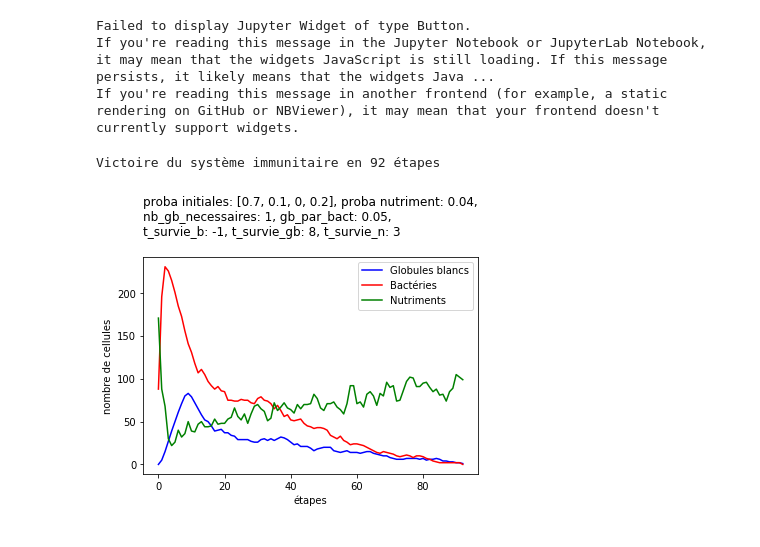
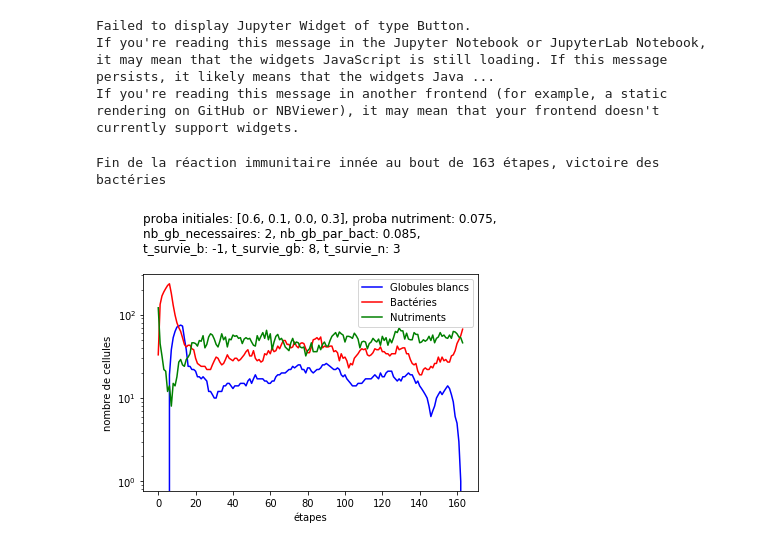
Before and after one commit to are00dynamic-2018/PROPAGATION_BACTERIENNE, a Jupyter notebook: Bactéries.ipynb, the cells around one changed output. Drawn from its saved outputs; the diff is of its cells as text; code cells hidden in the pictures.

```diff
--- a/Bactéries.ipynb
+++ b/Bactéries.ipynb
@@ -113,8 +112,8 @@ def voisinage(M, x, y):
                             v[M[j][i]] += 1
     return v
 # %%
-def next_step_matrice(M, temps):
-    """int[][] -> int [][]
+def next_step_matrice(M, temps, nb_tour):
+    """int[][]^2 -> int [][]
     Renvoie la matrice à l'étape suivante."""
 
     nv_M = list(M)
@@ -125,9 +124,11 @@ def next_step_matrice(M, temps):
         for x in range(len(M[y])):
             nv_M[y][x] = next_step_cellule(x, y, M, temps)
 
-    nb_gb = nb_gb_min + int(nb_gb_par_bact * compte[1])
+    #nb_gb = nb_gb_min + int(nb_gb_par_bact * compte[1])
+    nb_gb = max(nb_gb_min, int(nb_gb_par_bact * compte[1]))
 
-    reaction_gb(nv_M, nb_gb)
+    if(duree_delai <= nb_tour and nb_tour < duree_reaction_immunitaire):
+        reaction_gb(nv_M, nb_gb)
 
     return nv_M
 # %%
@@ -259,7 +260,7 @@ def compteur(mat):
             compte[j] += 1
     return compte
 # %%
-def simulate_compte(l, h, steps):
+def simulate_compte(l, h):
     """int * bool -> (int, int, int)
     Renvoie le nombre de GB et bactéries apres steps étapes."""
 
@@ -271,37 +272,45 @@ def simulate_compte(l, h, steps):
     resultsB = []
     resultsN = []
 
-    for i in range(steps):
+    i = 0
+
+    while(i < 1000):
         compte = compteur(mat)
         resultsG.append(compte[2])
         resultsB.append(compte[1])
         resultsN.append(compte[3])
-        mat = next_step_matrice(mat, temps)
+        mat = next_step_matrice(mat, temps, i)
 
         if(compte[1] == 0):
-            print("Victoire du système immunitaire en " + str(i) + " étapes")
+            print("Victoire du système immunitaire en {} étapes".format(i))
+            break
+        if(compte[2] == 0 and i >= duree_reaction_immunitaire):
+            print("Fin de la réaction immunitaire innée au bout de {} étapes, victoire des bactéries".format(i))
             break
 
+        i += 1
 
     return resultsG, resultsB, resultsN
 # %%
-resultsG, resultsB, resultsN = simulate_compte(30,30,200)
+resultsG, resultsB, resultsN = simulate_compte(20,20)
 
 x = list(range(len(resultsG)))
 
 plt.plot(x, resultsG, c = 'blue', label = "Globules blancs")
 plt.plot(x, resultsB, c = 'red', label = "Bactéries")
 plt.plot(x, resultsN, c = 'green', label = "Nutriments")
 
+plt.semilogy()
+
 plt.ylabel("nombre de cellules")
 plt.xlabel("étapes")
 
 plt.legend(loc = "best")
 
-plt.title("proba initiales: {}, proba nutriment: {},\nnb_gb_necessaires: {}, gb_par_bact: {},\nt_survie_b: {}, t_survie_gb: {}, t_survie_n: {}\n".format(proba, proba_apparition_nutriments, nb_gb_necessaires, gb_par_bact, t_survie_b, t_survie_gb, t_survie_n),
+plt.title("proba initiales: {}, proba nutriment: {},\nnb_gb_necessaires: {}, nb_gb_par_bact: {},\nt_survie_b: {}, t_survie_gb: {}, t_survie_n: {}\n".format(proba, proba_apparition_nutriments, nb_gb_necessaires, nb_gb_par_bact, t_survie_b, t_survie_gb, t_survie_n),
          loc = 'left')
 
 plt.show()
 # %% [output]
-Victoire du système immunitaire en 92 étapes
+Fin de la réaction immunitaire innée au bout de 163 étapes, victoire des bactéries
-[figure, old version]
+[figure, new version]
```
Also changed, not shown: parts of 9 cells of this notebook.
